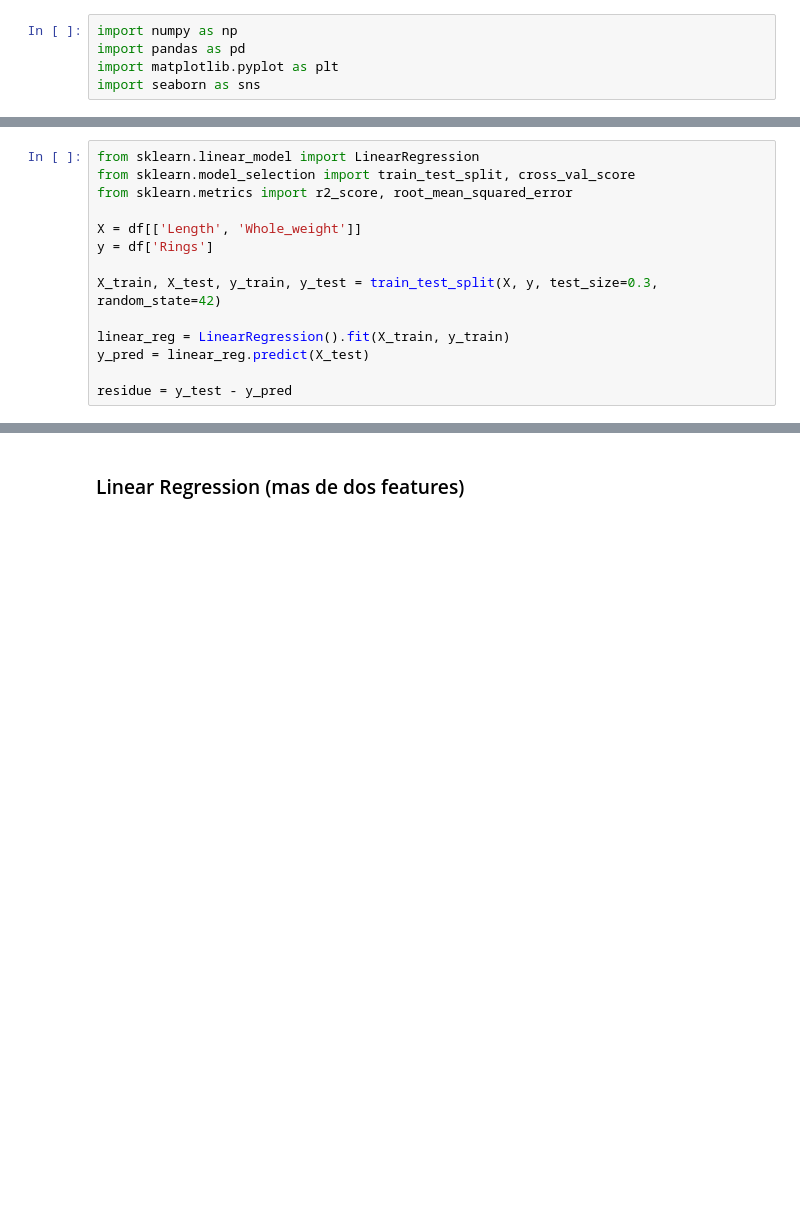
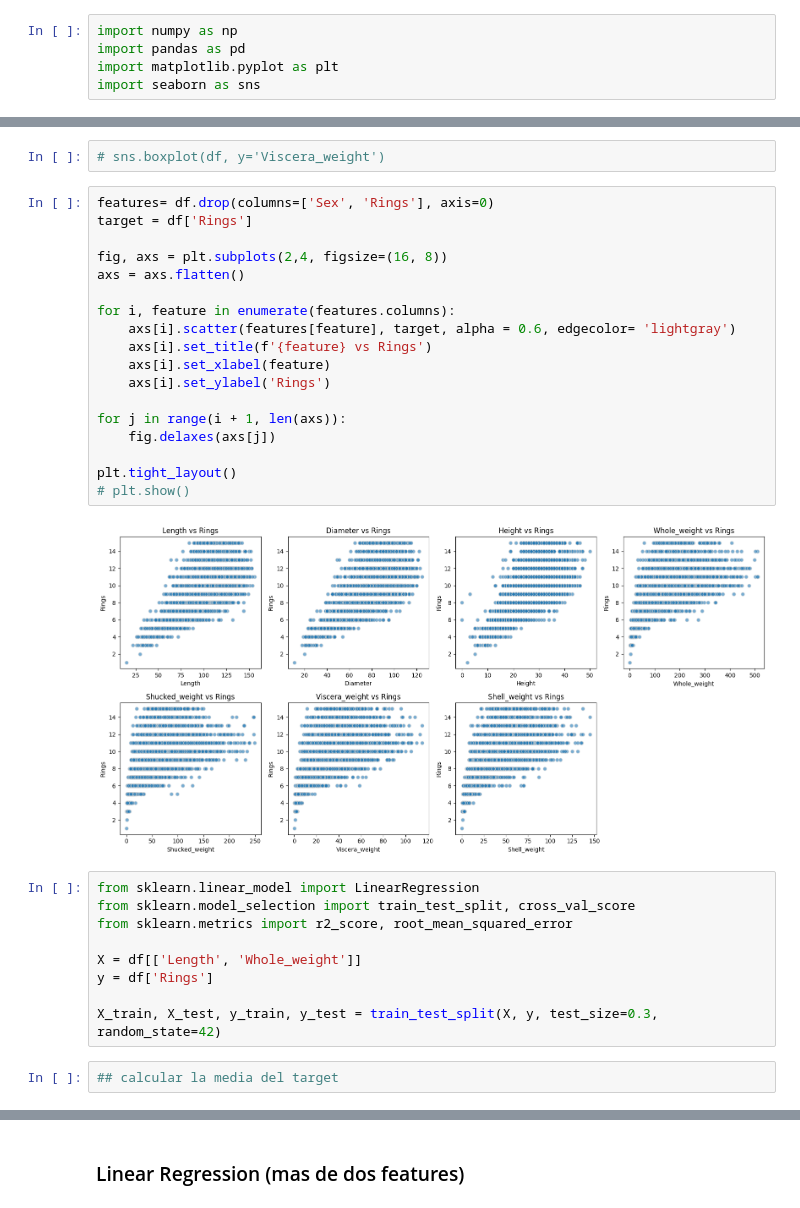
Before and after one commit to IvanLpp/EntregaIAA, a Jupyter notebook: Borrador_Entrega_2.ipynb, the cells around one changed output, grey strips where cells are left out. Drawn from its saved outputs; the diff is of its cells as text; blank space fills up the shorter version.

```diff
--- a/Borrador_Entrega_2.ipynb
+++ b/Borrador_Entrega_2.ipynb
@@ -35,3 +59,25 @@ upper_whisker = Q3 + 1.5 * IQR
+# %%
+# sns.boxplot(df, y='Viscera_weight')
+# %%
+features= df.drop(columns=['Sex', 'Rings'], axis=0)
+target = df['Rings']
+
+fig, axs = plt.subplots(2,4, figsize=(16, 8))
+axs = axs.flatten()
+
+for i, feature in enumerate(features.columns):
+    axs[i].scatter(features[feature], target, alpha = 0.6, edgecolor= 'lightgray')
+    axs[i].set_title(f'{feature} vs Rings')
+    axs[i].set_xlabel(feature)
+    axs[i].set_ylabel('Rings')
+
+for j in range(i + 1, len(axs)):
+    fig.delaxes(axs[j])
+
+plt.tight_layout()
+# plt.show()
+# %% [output]
+[figure, added]
 # %%
 from sklearn.linear_model import LinearRegression
 from sklearn.model_selection import train_test_split, cross_val_score
@@ -41,8 +87,5 @@ X = df[['Length', 'Whole_weight']]
 y = df['Rings']
 
 X_train, X_test, y_train, y_test = train_test_split(X, y, test_size=0.3, random_state=42)
-
-linear_reg = LinearRegression().fit(X_train, y_train)
-y_pred = linear_reg.predict(X_test)
-
-residue = y_test - y_pred
+# %%
+## calcular la media del target
```
Also changed, not shown: parts of 39 cells of this notebook.
